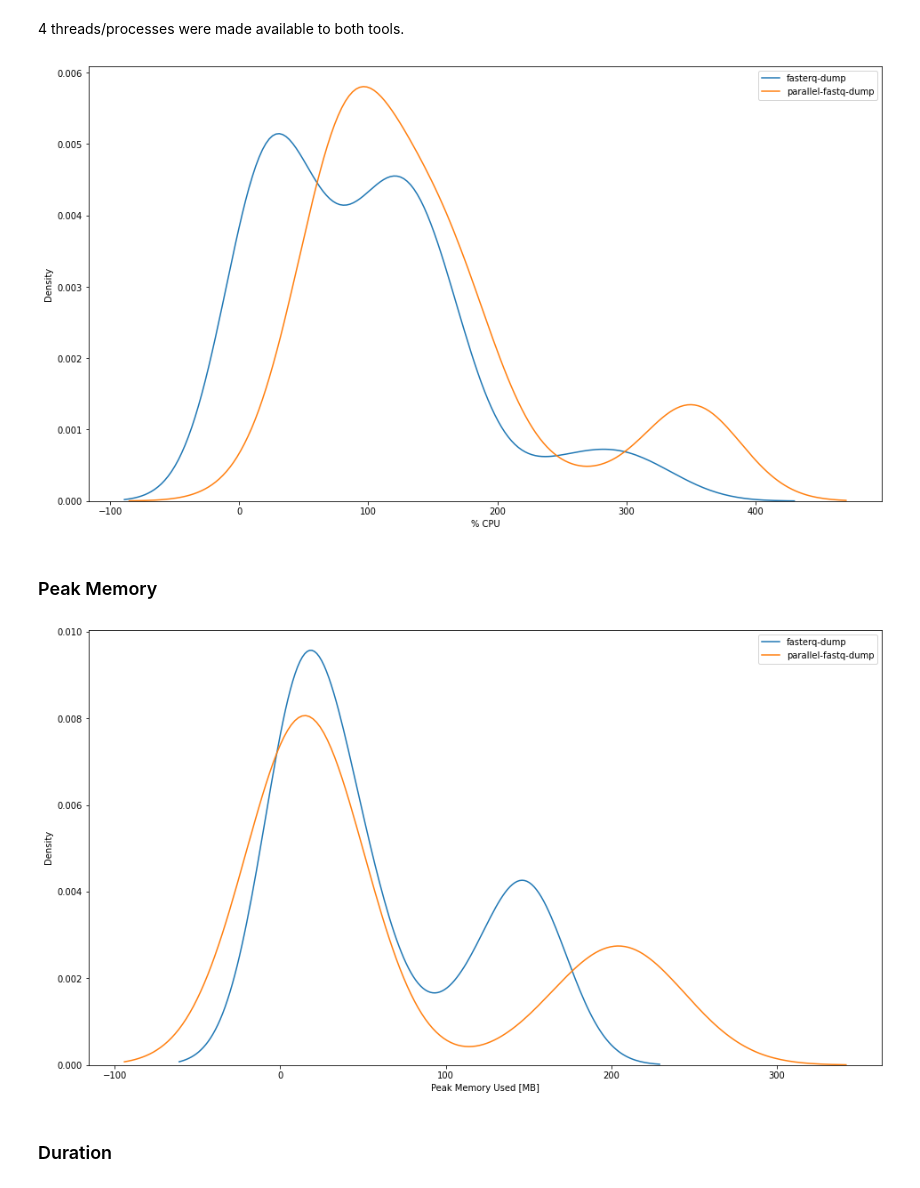
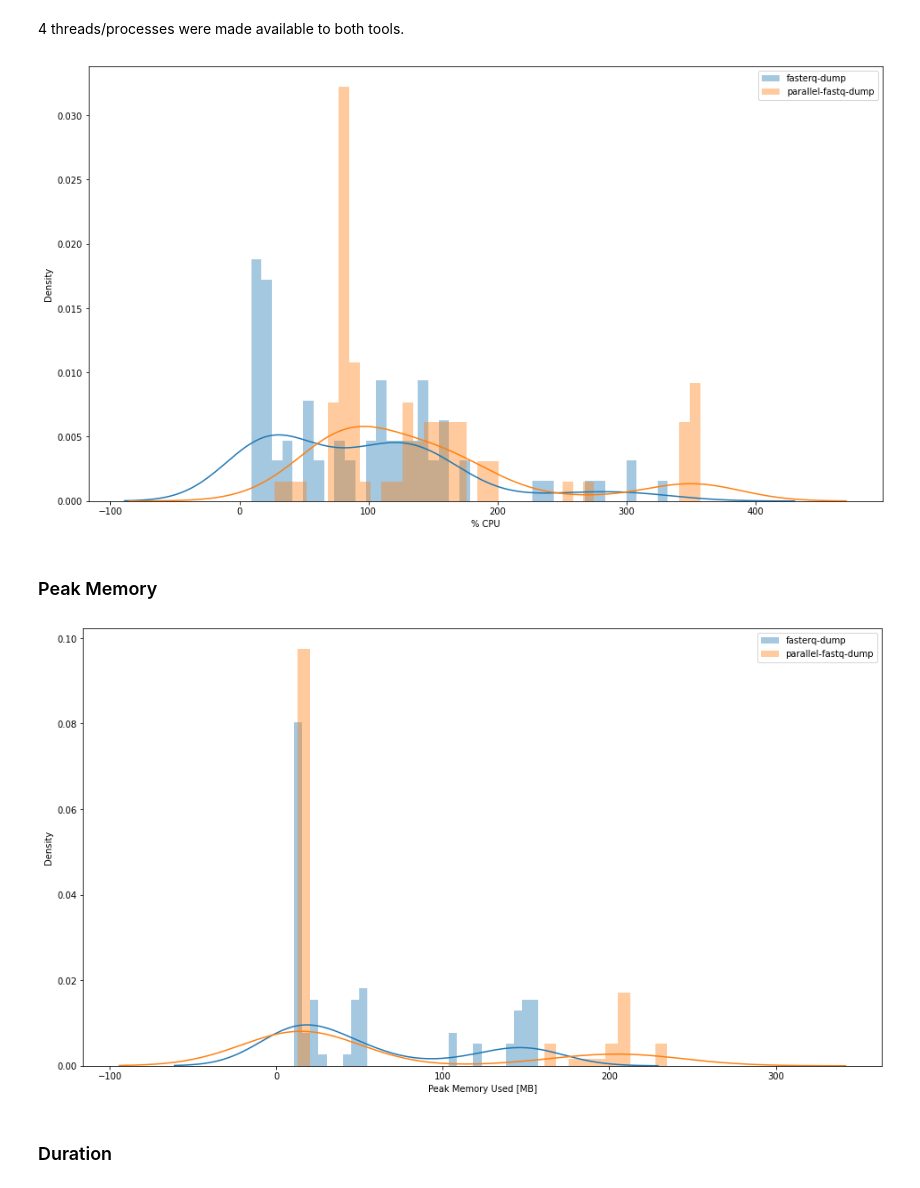
Before and after one commit to UnseenBio/sra-demo-benchmark, a Jupyter notebook: performance.ipynb, the cells around one changed output. Saved outputs shown, nothing was run; the diff lists cells and outputs as text; code cells hidden in the pictures.

```diff
--- a/performance.ipynb
+++ b/performance.ipynb
@@ -72,33 +72,36 @@ plt.rcParams["figure.figsize"] = 16, 9
 4 threads/processes were made available to both tools.
 # %%
 sns.distplot(
-    df.get_group("SRA_DUMP")["%cpu"], hist=False, kde=True, label="fasterq-dump"
+    df.get_group("SRA_DUMP")["%cpu"], bins=40, hist=True, kde=True, label="fasterq-dump"
 )
 sns.distplot(
     df.get_group("PARALLEL_FASTQ_DUMP")["%cpu"],
-    hist=False,
+    bins=40,
+    hist=True,
     kde=True,
     label="parallel-fastq-dump",
 )
 plt.xlabel("% CPU")
 plt.ylabel("Density")
 plt.legend(loc="upper right")
 plt.savefig("figures/pcpu_density.png", dpi=300, facecolor="white", edgecolor="white")
 plt.show()
 # %% [output]
-[figure, old version]
+[figure, new version]
 # %% [markdown]
 ### Peak Memory
 # %%
 sns.distplot(
     df.get_group("SRA_DUMP")["peak_rss"] / (1024 ** 2),
-    hist=False,
+    bins=30,
+    hist=True,
     kde=True,
     label="fasterq-dump",
 )
 sns.distplot(
     df.get_group("PARALLEL_FASTQ_DUMP")["peak_rss"] / (1024 ** 2),
-    hist=False,
+    bins=30,
+    hist=True,
     kde=True,
     label="parallel-fastq-dump",
 )
@@ -110,7 +113,7 @@ plt.savefig(
 )
 plt.show()
 # %% [output]
-[figure, old version]
+[figure, new version]
 # %% [markdown]
 ### Duration
 # %%
```
Also changed, not shown: parts of 2 cells of this notebook, 4 other files.
